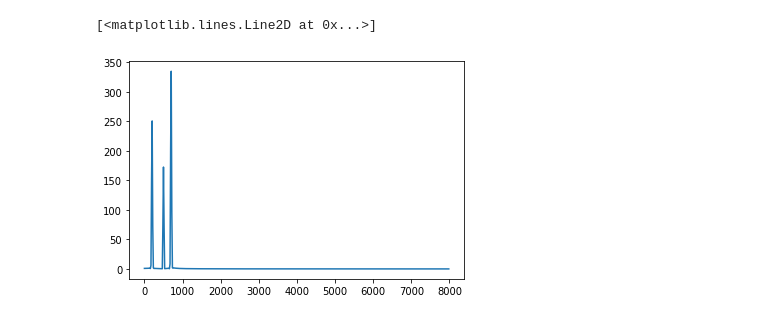
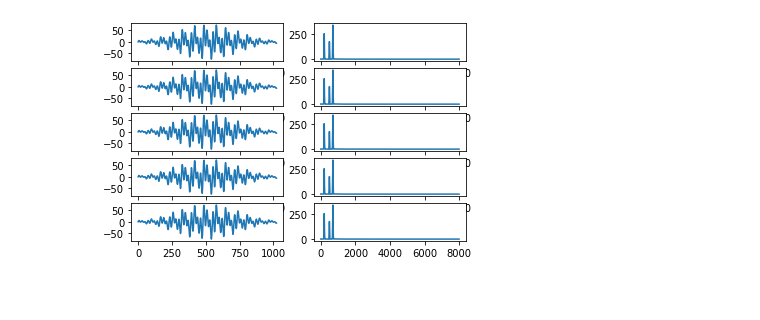
Before and after one commit to conf8o/python-audio-study, a Jupyter notebook: 2020-12-10/stft/短時間フーリエ変換のためのコード.ipynb, the cells around one changed output. Drawn from its saved outputs; the diff is of its cells as text; code cells hidden in the pictures; blank space fills up the shorter version.

```diff
--- a/2020-12-10/stft/短時間フーリエ変換のためのコード.ipynb
+++ b/2020-12-10/stft/短時間フーリエ変換のためのコード.ipynb
@@ -49,5 +31,0 @@ plt.plot(times, frame1)
-# %%
-# ハミング窓の適用
-
-windowed = frame1 * hw
-plt.plot(times, windowed)
@@ -56,0 +32,18 @@ plt.plot(times, windowed)
+# %%
+# フレーム長(ms)
+FRAME_LENGTH = list(frame_candidates(RATE))[-1]
+
+# ハミング窓の取得
+def sample_hamming():
+    print("ハミング窓のフレーム長:", FRAME_LENGTH, "ms")
+    hw = audio_hamming(FRAME_LENGTH, RATE)
+    print("ハミング窓の要素数:", len(hw))
+    return hw
+
+HW = sample_hamming()
+TIMES = time_axis(HW, RATE)
+
+def plot_hamming():
+    plt.plot(TIMES, HW)
+
+plot_hamming()
@@ -57,9 +81,19 @@ plt.plot(times, windowed)
 # %%
-# 高速フーリエ変換
-N = len(hw)
-ffted = np.abs(np.fft.fft(windowed, N, norm="ortho"))[:N//2]
-freq = np.fft.fftfreq(N, d=1/rate)[:N//2]
-plt.plot(freq, ffted)
+# 最初の5クリップの短時間フーリエ変換のプロット
+
+def plot_stft(count):
+    _, plots = plt.subplots(count, 2)
+    n = len(HW)
+    for _, frame, plot in zip(range(count), AUDIO_FRAMES, plots):
+        plot0, plot1 = plot
+
+        windowed = frame * HW
+        plot0.plot(windowed)
+
+        ffted = np.abs(np.fft.fft(windowed, norm="ortho"))[:n//2]
+        freq = np.fft.fftfreq(n, d=1/RATE)[:n//2]
+        plot1.plot(freq, ffted)
+
+plot_stft(5)
 # %% [output]
-[<matplotlib.lines.Line2D at 0x...>]
-[figure, old version]
+[figure, new version]
```
Also changed, not shown: parts of 8 cells of this notebook, 1 other file.
